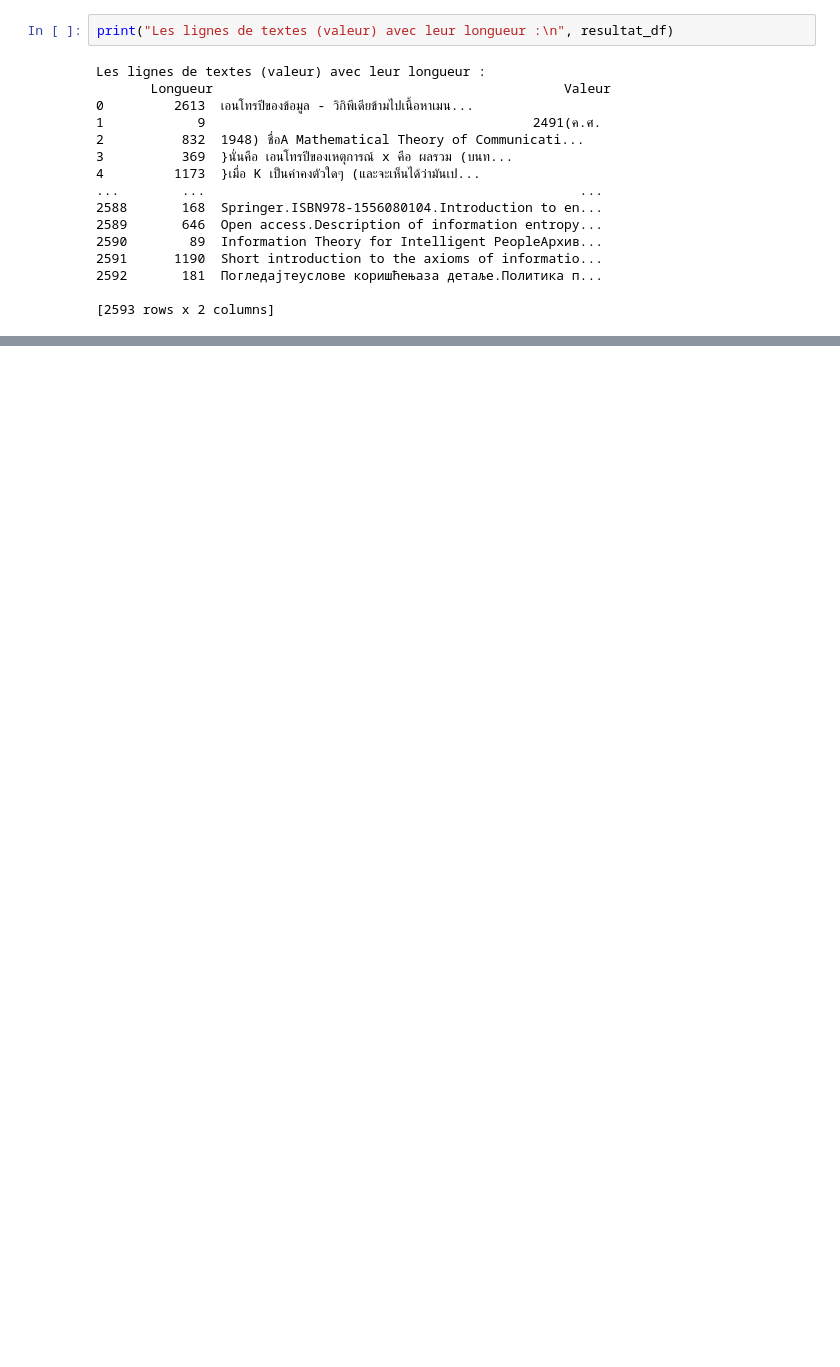
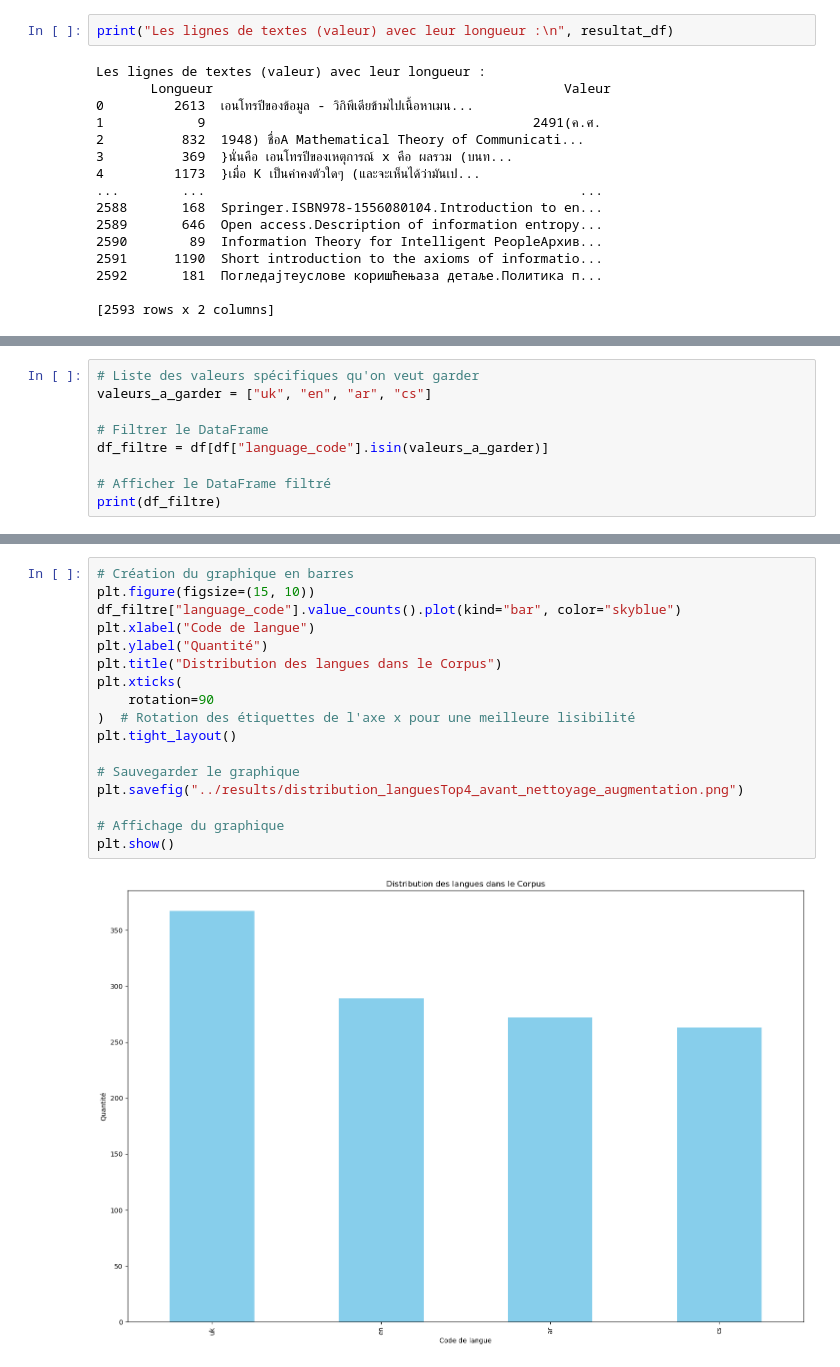
Before and after one commit to NgauvNicolas/Outils_Traitement_Corpus, a Jupyter notebook: notebooks/corpus_stats.ipynb, the cells around one changed output, grey strips where cells are left out. Drawn from its saved outputs; the diff is of its cells as text; blank space fills up the shorter version.

```diff
--- a/notebooks/corpus_stats.ipynb
+++ b/notebooks/corpus_stats.ipynb
@@ -183,0 +318,9 @@ Distribution des longueurs de texte de chaque ligne :
+# %%
+# Liste des valeurs spécifiques qu'on veut garder
+valeurs_a_garder = ["uk", "en", "ar", "cs"]
+
+# Filtrer le DataFrame
+df_filtre = df[df["language_code"].isin(valeurs_a_garder)]
+
+# Afficher le DataFrame filtré
+print(df_filtre)
@@ -183,0 +351,19 @@ Distribution des longueurs de texte de chaque ligne :
+# %%
+# Création du graphique en barres
+plt.figure(figsize=(15, 10))
+df_filtre["language_code"].value_counts().plot(kind="bar", color="skyblue")
+plt.xlabel("Code de langue")
+plt.ylabel("Quantité")
+plt.title("Distribution des langues dans le Corpus")
+plt.xticks(
+    rotation=90
+)  # Rotation des étiquettes de l'axe x pour une meilleure lisibilité
+plt.tight_layout()
+
+# Sauvegarder le graphique
+plt.savefig("../results/distribution_languesTop4_avant_nettoyage_augmentation.png")
+
+# Affichage du graphique
+plt.show()
+# %% [output]
+[figure, added]
```
Also changed, not shown: parts of 40 cells of this notebook.
